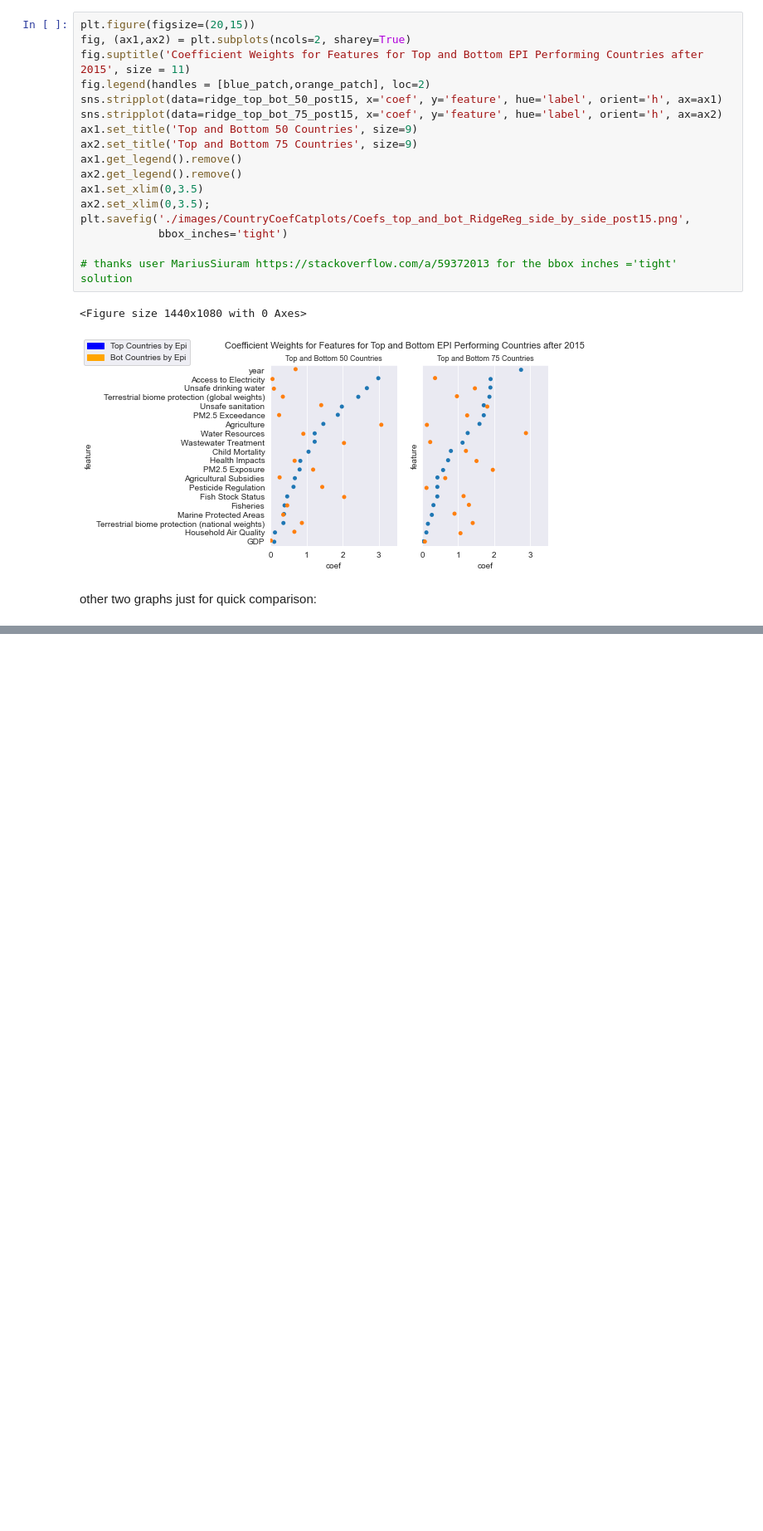
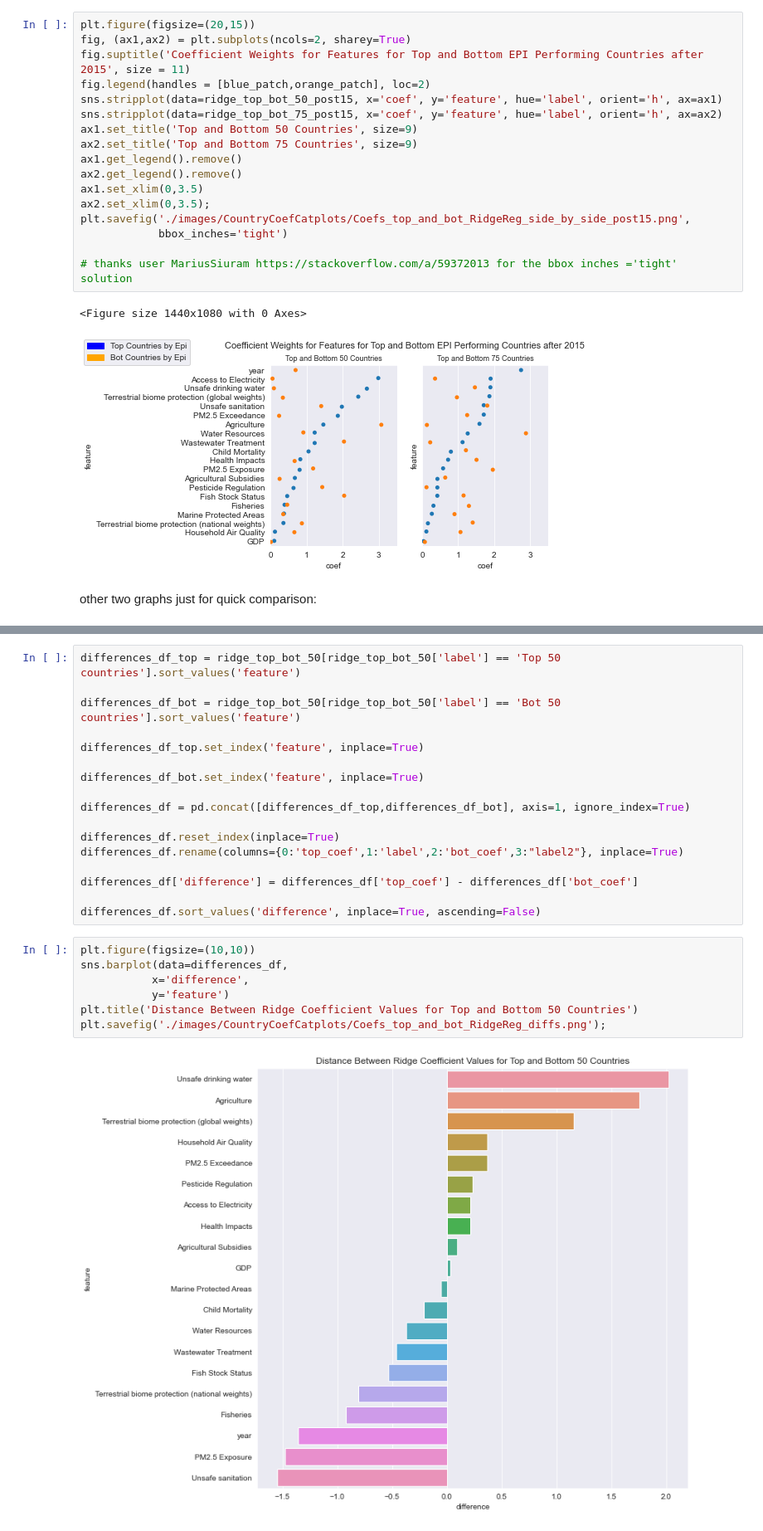
Before and after one commit to Avanyali/EPIDemographicModel, a Jupyter notebook: Step4b_Dan_ModelingByCountryGroups.ipynb, the cells around one changed output, grey strips where cells are left out. Shown at 83% size. Saved outputs shown, nothing was run; the diff lists cells and outputs as text; blank space fills up the shorter version.

Commit message:
bar graphs of differences

```diff
--- a/Step4b_Dan_ModelingByCountryGroups.ipynb
+++ b/Step4b_Dan_ModelingByCountryGroups.ipynb
@@ -730 +730,27 @@ plt.savefig('./images/CountryCoefCatplots/Coefs_top_and_bot_RidgeReg_side_by_sid
 [figure]
+# %%
+differences_df_top = ridge_top_bot_50[ridge_top_bot_50['label'] == 'Top 50 countries'].sort_values('feature')
+
+differences_df_bot = ridge_top_bot_50[ridge_top_bot_50['label'] == 'Bot 50 countries'].sort_values('feature')
+
+differences_df_top.set_index('feature', inplace=True)
+
+differences_df_bot.set_index('feature', inplace=True)
+
+differences_df = pd.concat([differences_df_top,differences_df_bot], axis=1, ignore_index=True)
+
+differences_df.reset_index(inplace=True)
+differences_df.rename(columns={0:'top_coef',1:'label',2:'bot_coef',3:"label2"}, inplace=True)
+
+differences_df['difference'] = differences_df['top_coef'] - differences_df['bot_coef']
+
+differences_df.sort_values('difference', inplace=True, ascending=False)
+# %%
+plt.figure(figsize=(10,10))
+sns.barplot(data=differences_df,
+           x='difference',
+           y='feature')
+plt.title('Distance Between Ridge Coefficient Values for Top and Bottom 50 Countries')
+plt.savefig('./images/CountryCoefCatplots/Coefs_top_and_bot_RidgeReg_diffs.png');
+# %% [output]
+[figure, added]
```
Also changed, not shown: parts of 7 cells of this notebook, 7 other files.
